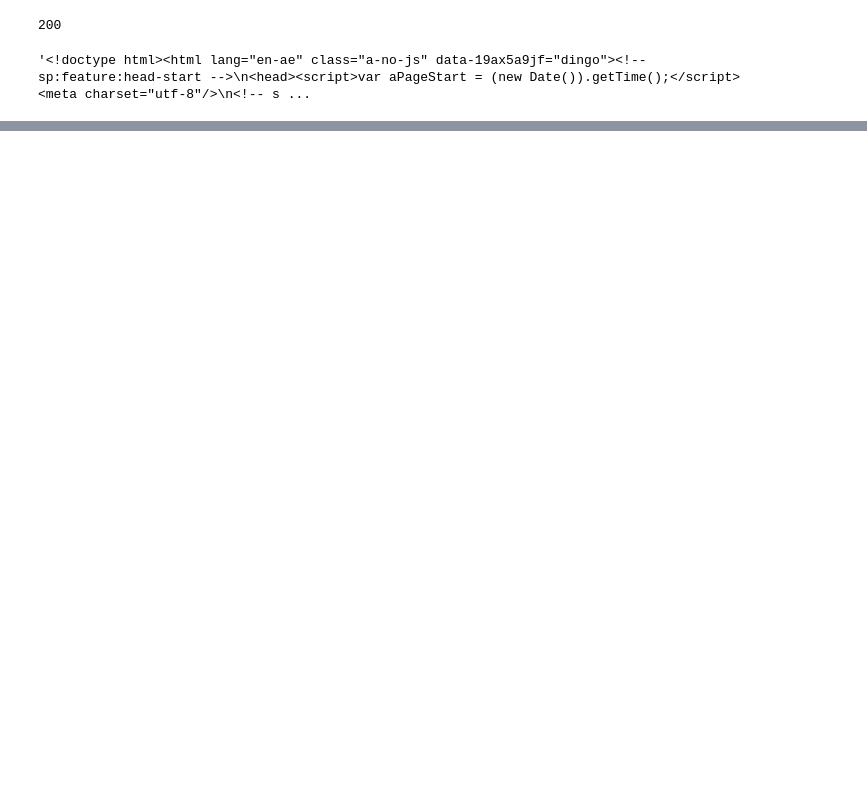
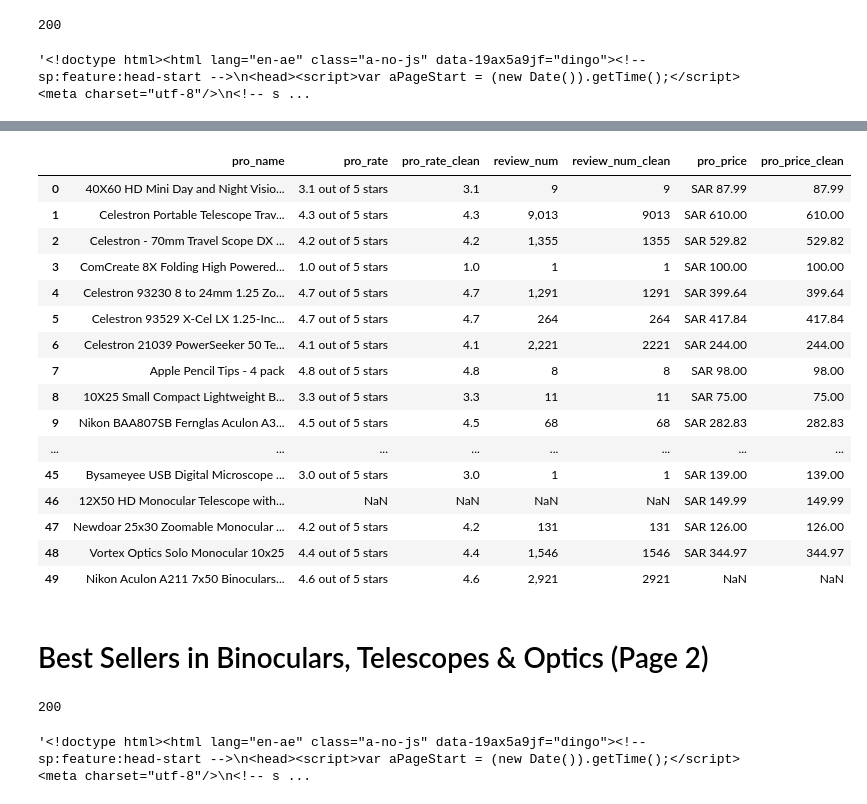
Before and after one commit to NjoodMoh/Linear-Regression, a Jupyter notebook: p2.ipynb, the cells around one changed output, grey strips where cells are left out. Saved outputs shown, nothing was run; the diff lists cells and outputs as text; code cells hidden in the pictures; blank space fills up the shorter version.

```diff
--- a/p2.ipynb
+++ b/p2.ipynb
@@ -339,0 +632,3 @@ products_df
+# %%
+page = response.text
+soup = BeautifulSoup(page, 'lxml')
@@ -339,0 +692,9 @@ products_df
+# %%
+for i in (soup.find("li", "zg-item-immersion")):
+    print(str.strip(get_data(i, "a", "a-link-normal")))
+    print(get_data(i, "span", "a-icon-alt"))
+    print(clean_num(get_data(i, "span", "a-icon-alt").split(" ")[0]))
+    print(get_data(i, "a","a-size-small a-link-normal"))
+    print(clean_num(get_data(i, "a","a-size-small a-link-normal")))
+    print(get_data(i, "span","p13n-sc-price"))
+    print(clean_num(get_data(i, "span", "p13n-sc-price")))
@@ -339,0 +709,44 @@ products_df
+# %%
+products_list = []
+for i in (soup.find_all("li", class_ = "zg-item-immersion")):
+    pro_name = (str.strip(get_data(i, "a", "a-link-normal")))
+    pro_rate= (get_data(i, "span", "a-icon-alt"))
+    pro_rate_clean = (clean_num(get_data(i, "span", "a-icon-alt").split(" ")[0]))
+    review_num = (get_data(i, "a","a-size-small a-link-normal"))
+    review_num_clean = (clean_num(get_data(i, "a","a-size-small a-link-normal")))
+    pro_price = (get_data(i, "span","p13n-sc-price"))
+    pro_price_clean = (clean_num(get_data(i, "span", "p13n-sc-price")))
+
+    headers = ['pro_name', 'pro_rate', 'pro_rate_clean','review_num',
+              'review_num_clean', 'pro_price','pro_price_clean']
+    products_dict = dict(zip(headers, [ pro_name,
+                                    pro_rate,
+                                    pro_rate_clean,
+                                    review_num,
+                                    review_num_clean,
+                                    pro_price,
+                                    pro_price_clean]))
+    products_list.append(products_dict)
+# %%
+products_df = pd.DataFrame(products_list).replace("",np.nan)  #convert list of dict to df
+products_df
+# %% [output]
+|  | pro_name | pro_rate | pro_rate_clean | review_num | review_num_clean | pro_price | pro_price_clean |
+| 0 | 40X60 HD Mini Day and Night Visio... | 3.1 out of 5 stars | 3.1 | 9 | 9 | SAR 87.99 | 87.99 |
+| 1 | Celestron Portable Telescope Trav... | 4.3 out of 5 stars | 4.3 | 9,013 | 9013 | SAR 610.00 | 610.00 |
+| 2 | Celestron - 70mm Travel Scope DX ... | 4.2 out of 5 stars | 4.2 | 1,355 | 1355 | SAR 529.82 | 529.82 |
+| 3 | ComCreate 8X Folding High Powered... | 1.0 out of 5 stars | 1.0 | 1 | 1 | SAR 100.00 | 100.00 |
+| 4 | Celestron 93230 8 to 24mm 1.25 Zo... | 4.7 out of 5 stars | 4.7 | 1,291 | 1291 | SAR 399.64 | 399.64 |
+| 5 | Celestron 93529 X-Cel LX 1.25-Inc... | 4.7 out of 5 stars | 4.7 | 264 | 264 | SAR 417.84 | 417.84 |
+| 6 | Celestron 21039 PowerSeeker 50 Te... | 4.1 out of 5 stars | 4.1 | 2,221 | 2221 | SAR 244.00 | 244.00 |
+| 7 | Apple Pencil Tips - 4 pack | 4.8 out of 5 stars | 4.8 | 8 | 8 | SAR 98.00 | 98.00 |
+| 8 | 10X25 Small Compact Lightweight B... | 3.3 out of 5 stars | 3.3 | 11 | 11 | SAR 75.00 | 75.00 |
+| 9 | Nikon BAA807SB Fernglas Aculon A3... | 4.5 out of 5 stars | 4.5 | 68 | 68 | SAR 282.83 | 282.83 |
+| ... | ... | ... | ... | ... | ... | ... | ... |
+| 45 | Bysameyee USB Digital Microscope ... | 3.0 out of 5 stars | 3.0 | 1 | 1 | SAR 139.00 | 139.00 |
+| 46 | 12X50 HD Monocular Telescope with... | NaN | NaN | NaN | NaN | SAR 149.99 | 149.99 |
+| 47 | Newdoar 25x30 Zoomable Monocular ... | 4.2 out of 5 stars | 4.2 | 131 | 131 | SAR 126.00 | 126.00 |
+| 48 | Vortex Optics Solo Monocular 10x25 | 4.4 out of 5 stars | 4.4 | 1,546 | 1546 | SAR 344.97 | 344.97 |
+| 49 | Nikon Aculon A211 7x50 Binoculars... | 4.6 out of 5 stars | 4.6 | 2,921 | 2921 | NaN | NaN |
+# %% [markdown]
+# Best Sellers in Binoculars, Telescopes & Optics (Page 2)
@@ -339,0 +755,9 @@ products_df
+# %%
+response = requests.get(url)
+response.status_code
+# %% [output]
+200
+# %%
+response.text[:1000]
+# %% [output]
+'<!doctype html><html lang="en-ae" class="a-no-js" data-19ax5a9jf="dingo"><!-- sp:feature:head-start -->\n<head><script>var aPageStart = (new Date()).getTime();</script><meta charset="utf-8"/>\n<!-- s ...
```
Also changed, not shown: parts of 96 cells of this notebook.
